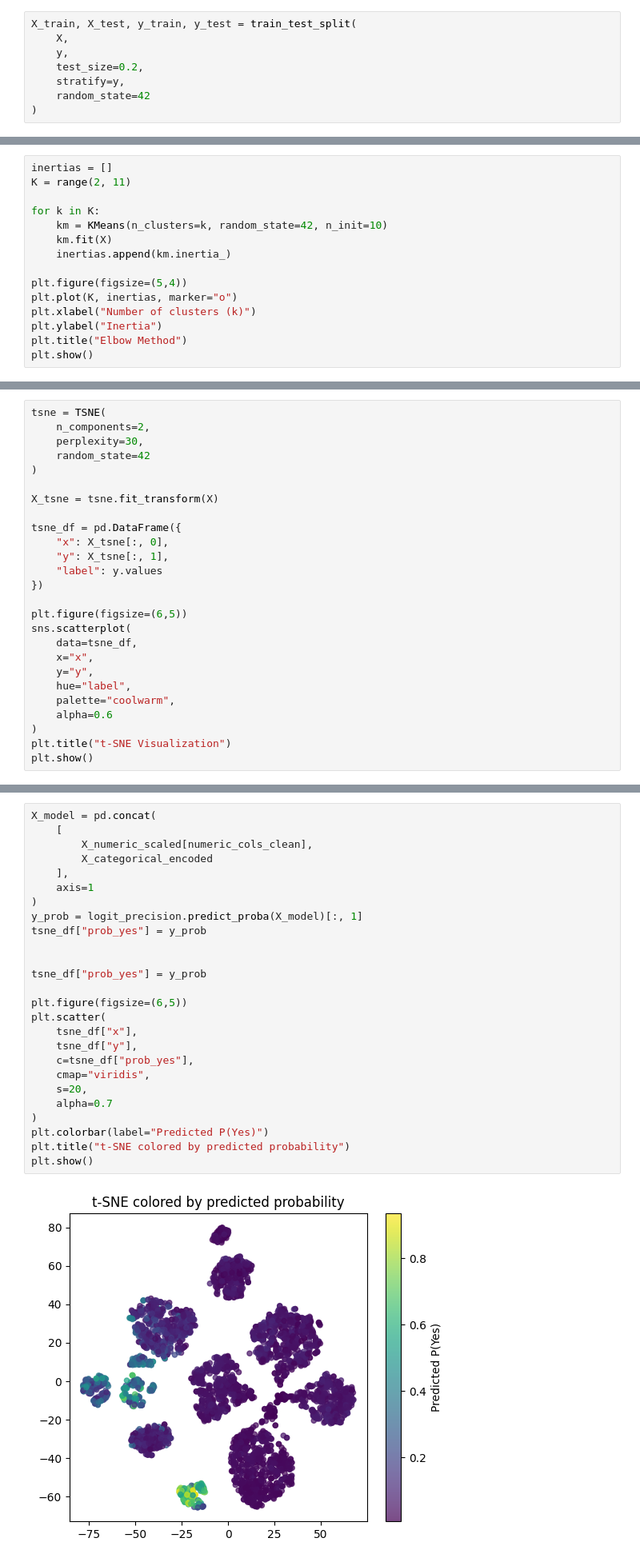
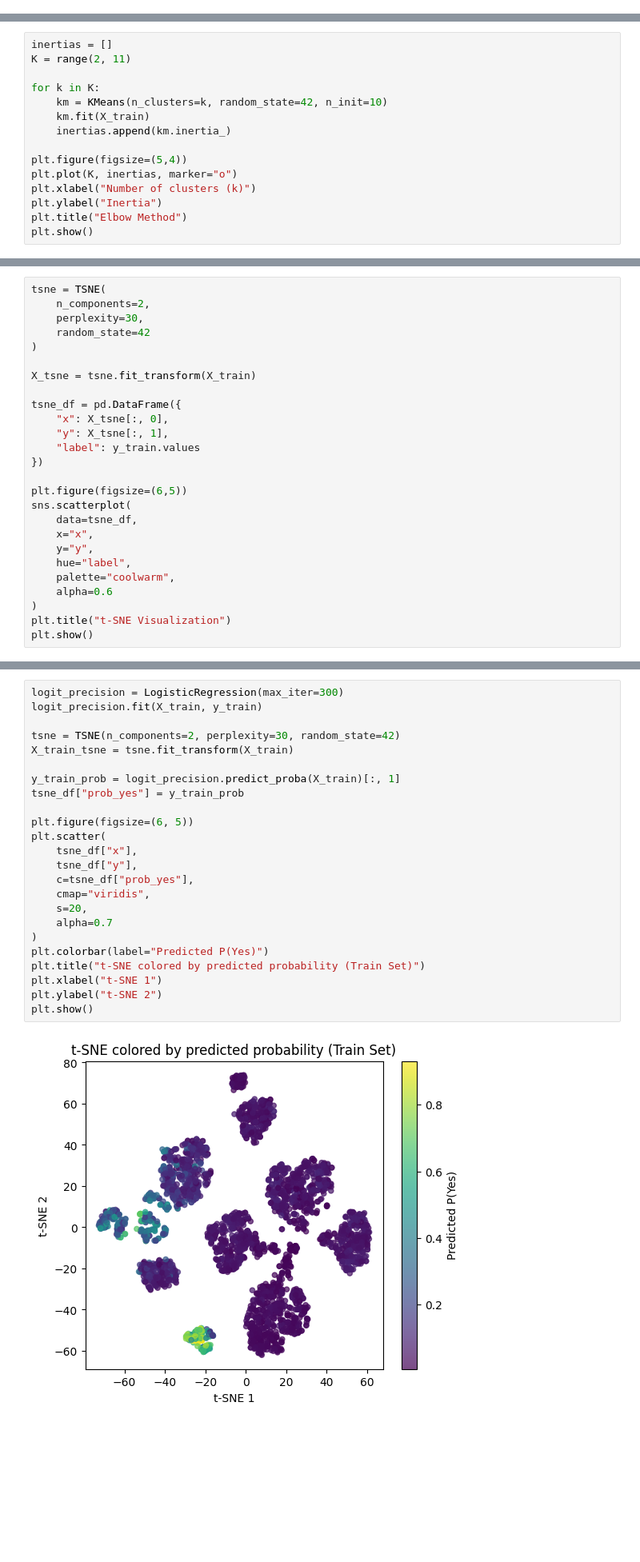
Before and after one commit to DianaAleksieieva/UCI-Bank-Marketing-Dataset, a Jupyter notebook: final-report.ipynb, the cells around one changed output, grey strips where cells are left out. Shown at 80% size. Cells and saved outputs as stored; diff of their text form; blank space fills up the shorter version.

Commit message:
split correction

```diff
--- a/final-report.ipynb
+++ b/final-report.ipynb
@@ -440,13 +459,5 @@ y = df_clean[target_col].map({"yes": 1, "no": 0})
 # %% [markdown]
 ## Logistic Regression
-# %%
-X_train, X_test, y_train, y_test = train_test_split(
-    X,
-    y,
-    test_size=0.2,
-    stratify=y,
-    random_state=42
-)
 # %% [markdown]
 I split the data into a training (80%) and test (20%) set, making sure that the distribution of "yes" and "no" was the same in the training and test sets.
 # %%
@@ -670,7 +683,7 @@ K = range(2, 11)
 
 for k in K:
     km = KMeans(n_clusters=k, random_state=42, n_init=10)
-    km.fit(X)
+    km.fit(X_train)
     inertias.append(km.inertia_)
 
 plt.figure(figsize=(5,4))
@@ -859,12 +870,12 @@ tsne = TSNE(
     random_state=42
 )
 
-X_tsne = tsne.fit_transform(X)
+X_tsne = tsne.fit_transform(X_train)
 
 tsne_df = pd.DataFrame({
     "x": X_tsne[:, 0],
     "y": X_tsne[:, 1],
-    "label": y.values
+    "label": y_train.values
 })
 
 plt.figure(figsize=(6,5))
@@ -883,29 +894,27 @@ plt.show()
 # %%
-X_model = pd.concat(
-    [
-        X_numeric_scaled[numeric_cols_clean],
-        X_categorical_encoded
-    ],
-    axis=1
-)
-y_prob = logit_precision.predict_proba(X_model)[:, 1]
-tsne_df["prob_yes"] = y_prob
+logit_precision = LogisticRegression(max_iter=300)
+logit_precision.fit(X_train, y_train)
 
+tsne = TSNE(n_components=2, perplexity=30, random_state=42)
+X_train_tsne = tsne.fit_transform(X_train)
 
-tsne_df["prob_yes"] = y_prob
+y_train_prob = logit_precision.predict_proba(X_train)[:, 1]
+tsne_df["prob_yes"] = y_train_prob
 
-plt.figure(figsize=(6,5))
+plt.figure(figsize=(6, 5))
 plt.scatter(
     tsne_df["x"],
     tsne_df["y"],
     c=tsne_df["prob_yes"],
     cmap="viridis",
     s=20,
     alpha=0.7
 )
 plt.colorbar(label="Predicted P(Yes)")
-plt.title("t-SNE colored by predicted probability")
+plt.title("t-SNE colored by predicted probability (Train Set)")
+plt.xlabel("t-SNE 1")
+plt.ylabel("t-SNE 2")
 plt.show()
 # %% [output]
-[figure, old version]
+[figure, new version]
 # %%
```
Also changed, not shown: parts of 22 cells of this notebook, 2 other files.
